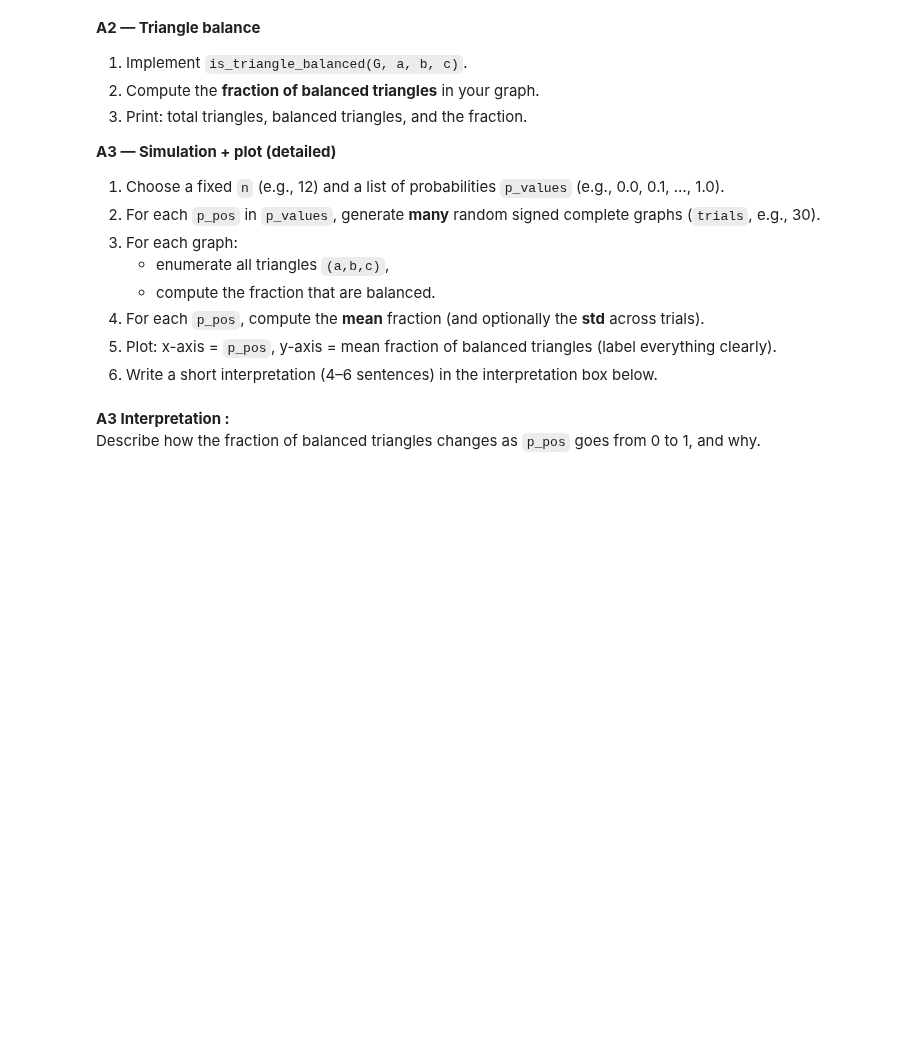
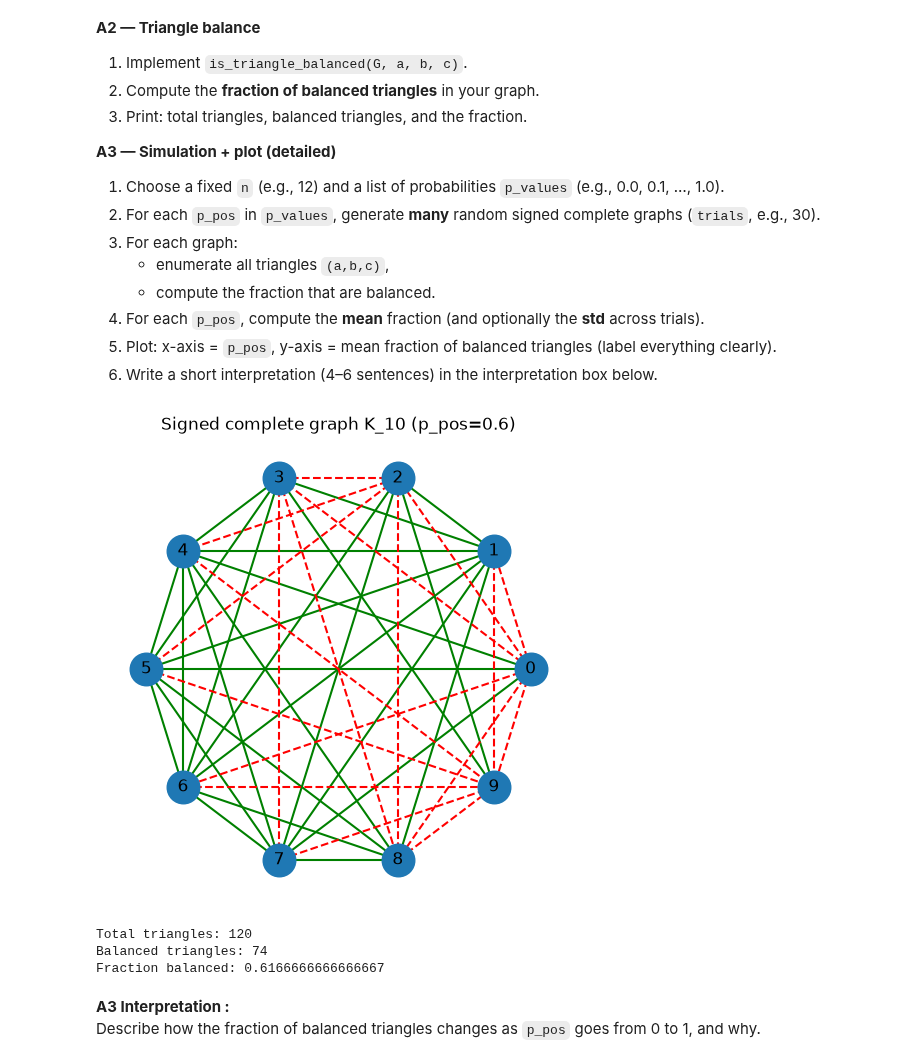
Before and after one commit to Guederas/CECS-427---Group-Project, a Jupyter notebook: Assignment3_427_Group_2.ipynb, the cells around one changed output. Drawn from its saved outputs; the diff is of its cells as text; code cells hidden in the pictures; blank space fills up the shorter version.

```diff
--- a/Assignment3_427_Group_2.ipynb
+++ b/Assignment3_427_Group_2.ipynb
@@ -60,40 +60,43 @@ In this assignment, treat a triangle as balanced if it has an **odd** number of
 # %%
 # A1 — Random signed complete graph + visualization
 
 def make_signed_complete_graph(n, p_pos=0.5, seed=None):
     """Return K_n with each edge labeled sign=+1 with prob p_pos, else sign=-1."""
     rng = np.random.default_rng(seed)
     G = nx.complete_graph(n)
     for u, v in G.edges():
         G.edges[u, v]["sign"] = 1 if rng.random() < p_pos else -1
     return G
 
 n = 10
 p_pos = 0.6
 G = make_signed_complete_graph(n, p_pos=p_pos, seed=7)
 
 pos = nx.circular_layout(G)
 pos_edges = [(u, v) for u, v in G.edges() if G.edges[u, v]["sign"] == 1]
 neg_edges = [(u, v) for u, v in G.edges() if G.edges[u, v]["sign"] == -1]
 
 plt.figure(figsize=(6, 6))
 nx.draw_networkx_nodes(G, pos, node_size=550)
 nx.draw_networkx_labels(G, pos)
 
-# TODO: style these edges to be visually distinct (+ vs -)
-# Requirements:
-#   - Positive edges must be SOLID and one color.
-#   - Negative edges must be DASHED and a different color.
+# Postive edges will be SOLID and GREEN
+# Negative edges will be DASHED and RED
+# We will save these values if we need to use them later
+edge_colors = {1: 'green', -1: 'red'}
+edge_styles = {1: 'solid', -1: 'dashed'}
 
-# TODO: draw positive edges
-# nx.draw_networkx_edges(G, pos, edgelist=pos_edges, ...)
+# Draw positive edges
+nx.draw_networkx_edges(G, pos, edgelist=pos_edges, edge_color=edge_colors[1], style=edge_styles[1], width=1.5)
 
-# TODO: draw negative edges
-# nx.draw_networkx_edges(G, pos, edgelist=neg_edges, ...)
+# Draw negative edges
+nx.draw_networkx_edges(G, pos, edgelist=neg_edges, edge_color=edge_colors[-1], style=edge_styles[-1], width=1.5)
 
 plt.title(f"Signed complete graph K_{n} (p_pos={p_pos})")
 plt.axis("off")
 plt.show()
+# %% [output]
+[figure, added]
 # %%
 # A2 — Triangle balance + fraction of balanced triangles
 
@@ -103,17 +106,29 @@ def triangle_signs(G, a, b, c):
 
 def is_triangle_balanced(G, a, b, c):
     """Return True iff triangle (a,b,c) has an odd number of + edges."""
-    # TODO
-    pass
+    signs = triangle_signs(G, a, b, c)
 
-# TODO: compute the fraction of balanced triangles
-total_triangles = "TODO"
-balanced_triangles = "TODO"
-p_balanced = "TODO"
+    # Get the number of positive edges in the triangle
+    positive_edges = sum(sign == 1 for sign in signs)
+
+    # Return true if the % 2 == 1, meaning it is odd
+    return positive_edges % 2 == 1
+
+# Store list of triangles for simpler calculation below
+triangles = list(combinations(G.nodes(), 3))
+
+# Compute the fraction of balanced triangles
+total_triangles = len(triangles)
+balanced_triangles = sum(is_triangle_balanced(G, *triangle) for triangle in triangles)
+p_balanced = balanced_triangles / total_triangles
 
 print("Total triangles:", total_triangles)
 print("Balanced triangles:", balanced_triangles)
 print("Fraction balanced:", p_balanced)
+# %% [output]
+Total triangles: 120
+Balanced triangles: 74
+Fraction balanced: 0.6166666666666667
 # %%
 # A3 — Simulation plot: fraction balanced vs p_pos
 
```
Also changed, not shown: parts of 1 cell of this notebook.
